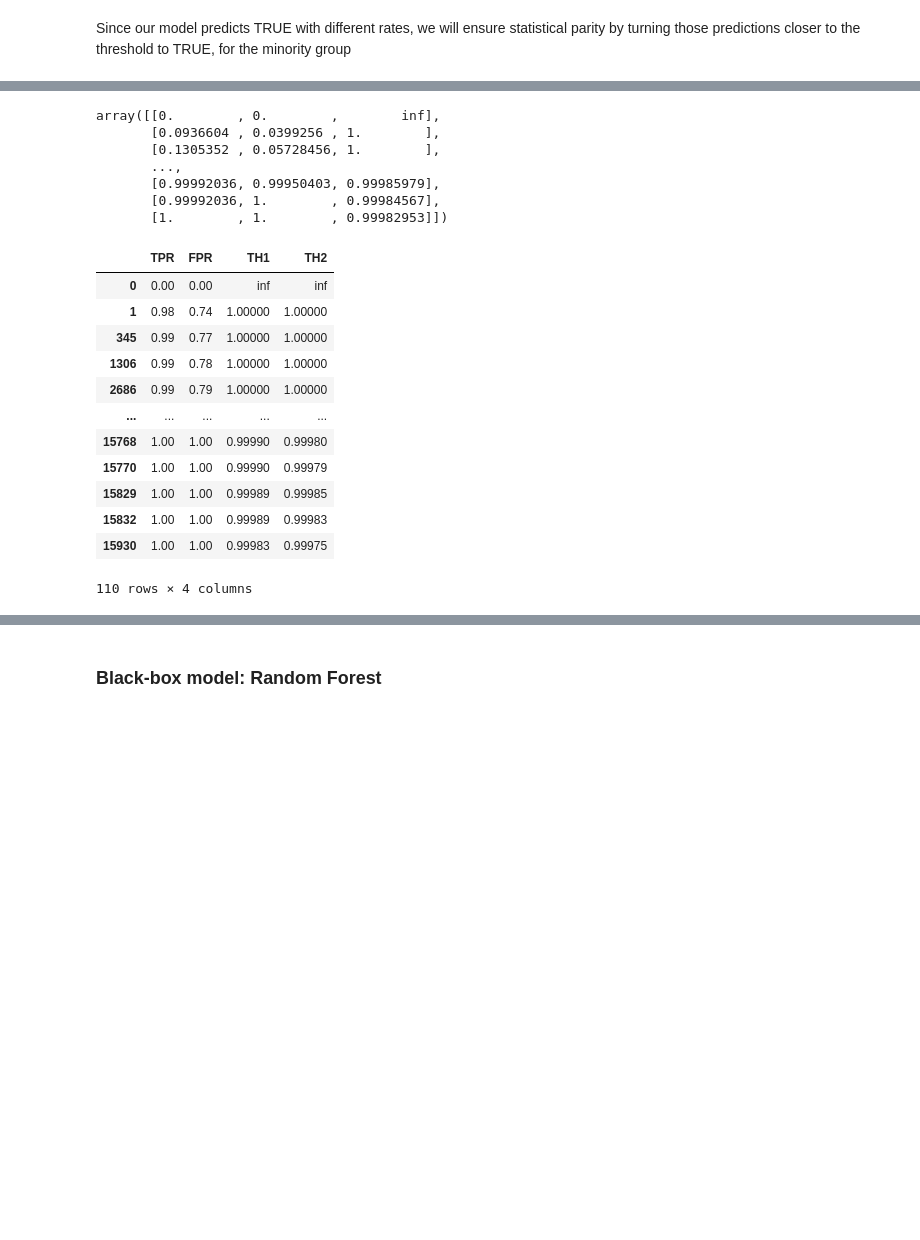
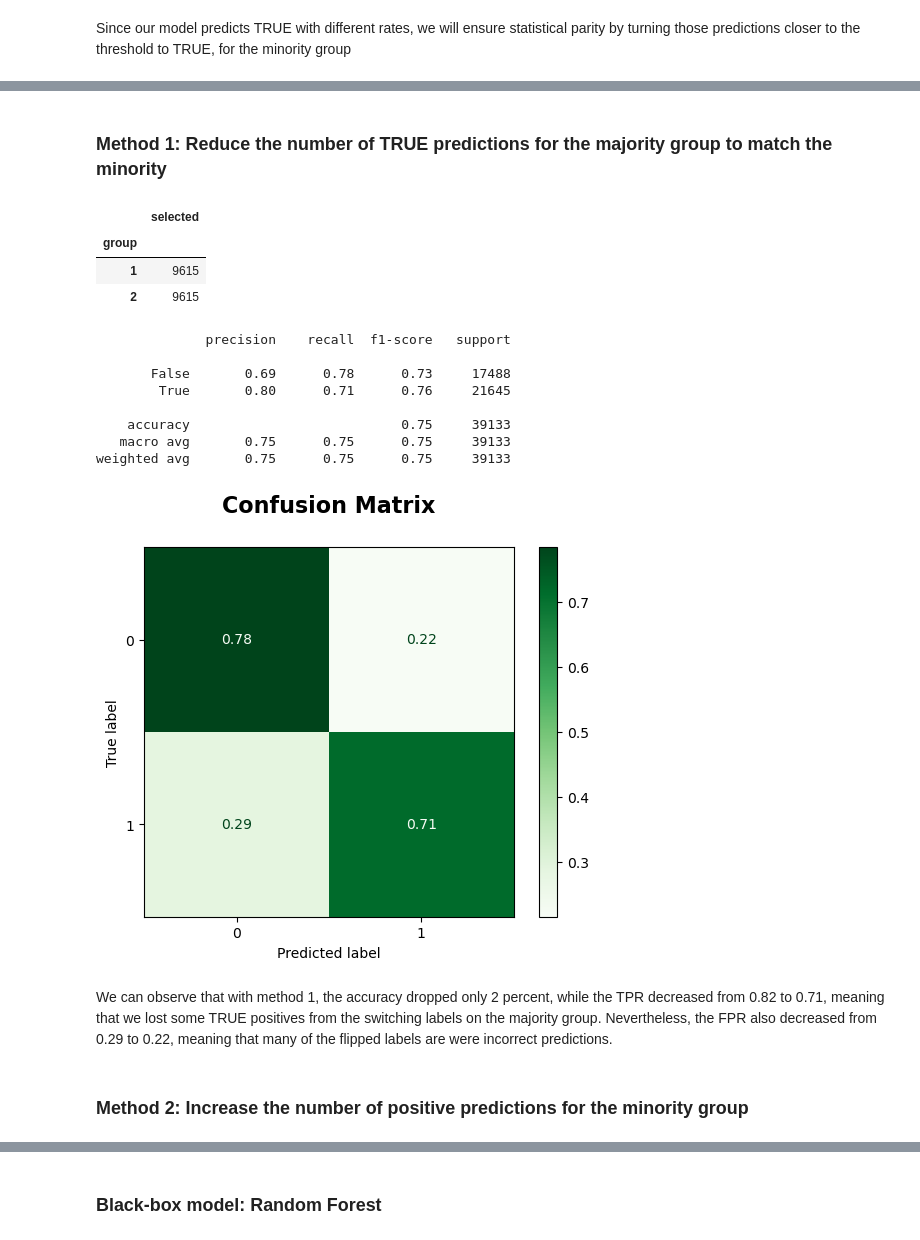
Before and after one commit to const5craciun/algo_fair, a Jupyter notebook: Notebook.ipynb, the cells around one changed output, grey strips where cells are left out. Saved outputs shown, nothing was run; the diff lists cells and outputs as text; code cells hidden in the pictures; blank space fills up the shorter version.

```diff
--- a/Notebook.ipynb
+++ b/Notebook.ipynb
@@ -231,10 +575,7 @@ Since our model predicts TRUE with different rates, we will ensure statistical p
 # %%
-results = fr.get_results_table()
-results_per_group = results[["group", "selected"]].groupby("group").sum("selected")
 minority_group = results_per_group.idxmin().values[0]
+majority_group = results_per_group.idxmax().values[0]
 diff = results_per_group.selected.max() - results_per_group.selected.min()
 
 print(f"The minority group is {minority_group}, with {diff} less observations predicted as TRUE.")
-
-results_per_group
 # %% [output]
@@ -246,39 +583,35 @@ The minority group is 2, with 3640 less observations predicted as TRUE.
-# %%
-
-np.vstack([tpr1, fpr1, th1]).T
-# %% [output]
-array([[0.        , 0.        ,        inf],
-       [0.0936604 , 0.0399256 , 1.        ],
-       [0.1305352 , 0.05728456, 1.        ],
-       ...,
-       [0.99992036, 0.99950403, 0.99985979],
-       [0.99992036, 1.        , 0.99984567],
-       [1.        , 1.        , 0.99982953]])
-# %%
-tpr1 = tpr1.round(2)
-tpr2 = tpr2.round(2)
-fpr1 = fpr1.round(2)
-fpr2 = fpr2.round(2)
-th1 = th1.round(5)
-th2 = th2.round(5)
-
-_1 = pd.DataFrame(np.vstack([tpr1, fpr1, th1]).T, columns=["TPR", "FPR", "TH1"])
-_2 = pd.DataFrame(np.vstack([tpr2, fpr2, th2]).T, columns=["TPR", "FPR", "TH2"])
-
-_ = _1.merge(_2, on=["TPR", "FPR"], how="inner").drop_duplicates()
-
-_.sort_values("FPR")
-# %% [output]
-|  | TPR | FPR | TH1 | TH2 |
-| 0 | 0.00 | 0.00 | inf | inf |
-| 1 | 0.98 | 0.74 | 1.00000 | 1.00000 |
-| 345 | 0.99 | 0.77 | 1.00000 | 1.00000 |
-| 1306 | 0.99 | 0.78 | 1.00000 | 1.00000 |
-| 2686 | 0.99 | 0.79 | 1.00000 | 1.00000 |
-| ... | ... | ... | ... | ... |
-| 15768 | 1.00 | 1.00 | 0.99990 | 0.99980 |
-| 15770 | 1.00 | 1.00 | 0.99990 | 0.99979 |
-| 15829 | 1.00 | 1.00 | 0.99989 | 0.99985 |
-| 15832 | 1.00 | 1.00 | 0.99989 | 0.99983 |
-| 15930 | 1.00 | 1.00 | 0.99983 | 0.99975 |
-110 rows × 4 columns
+# %% [markdown]
+### Method 1: Reduce the number of TRUE predictions for the majority group to match the minority
+# %%
+sorted_results = results[(results.group == majority_group) & (results.selected == True)].sort_values("pred_prob", ascending=True)
+ix = sorted_results[:diff].index
+
+results_method1 = results.copy()
+
+results_method1.loc[ix, "selected"] = False
+# %%
+# We can look at the results summmary, to look at the disparity
+results_per_group_m1 = results_method1[["group", "selected"]].groupby("group").sum("selected")
+results_per_group_m1
+# %% [output]
+|  | selected |
+| group |  |
+| 1 | 9615 |
+| 2 | 9615 |
+# %%
+# Let's get some metrics for the model
+report_metrics(y_true=results_method1.target, y_pred=results_method1.selected)
+# %% [output]
+              precision    recall  f1-score   support
+
+       False       0.69      0.78      0.73     17488
+        True       0.80      0.71      0.76     21645
+
+    accuracy                           0.75     39133
+   macro avg       0.75      0.75      0.75     39133
+weighted avg       0.75      0.75      0.75     39133
+[figure, added]
+# %% [markdown]
+We can observe that with method 1, the accuracy dropped only 2 percent, while the TPR decreased from 0.82 to 0.71, meaning that we lost some TRUE positives from the switching labels on the majority group. Nevertheless, the FPR also decreased from 0.29 to 0.22, meaning that many of the flipped labels are were incorrect predictions.
+# %% [markdown]
+### Method 2: Increase the number of positive predictions for the minority group
```
Also changed, not shown: parts of 35 cells of this notebook.
